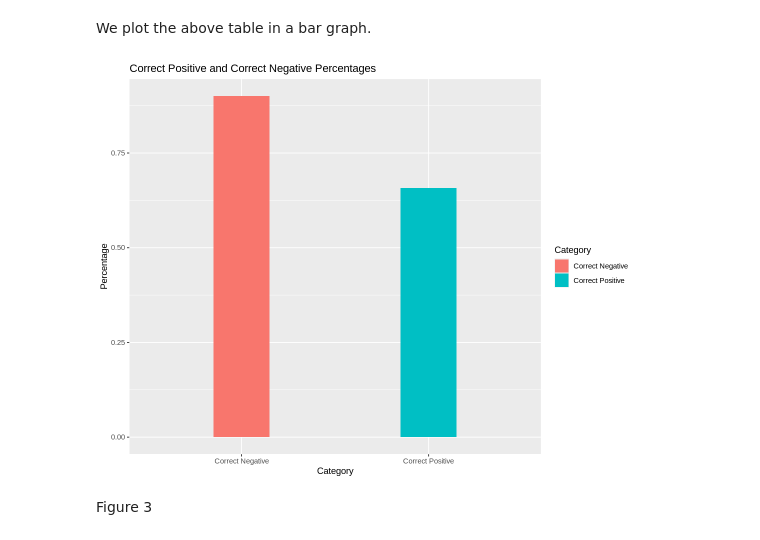
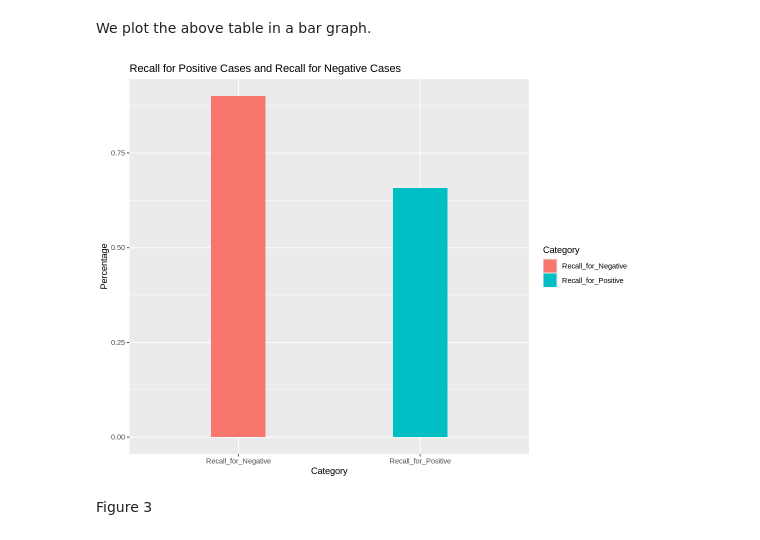
Before and after one commit to latmerlin/dsci100, a Jupyter notebook: Cleveland-final.ipynb, the cells around one changed output. Saved outputs shown, nothing was run; the diff lists cells and outputs as text; code cells hidden in the pictures.

Commit message:
minor change for names of the plot

```diff
--- a/Cleveland-final.ipynb
+++ b/Cleveland-final.ipynb
@@ -367,13 +367,13 @@ Table 9
 In Table 6, we see that our classfier identified 23 out of 35 heart disease presence, and 36 out of 40 non-heart disease presence.
 # %%
 # calculate the percentage of our classifier correctly predict a positive label and a negative respectively
-correct_positive_percent <- 23 / (12 + 23)
-correct_negative_percent <- 36 / (36 + 4)
+Recall_for_Positive_percent <- 23 / (12 + 23)
+Recall_for_Negative_percent <- 36 / (36 + 4)
 
 # Create a data frame with the percentages
 percentages_df <- data.frame(
-  Category = c("Correct Positive", "Correct Negative"),
-  Percentage = c(correct_positive_percent, correct_negative_percent)
+  Category = c("Recall_for_Positive", "Recall_for_Negative"),
+  Percentage = c(Recall_for_Positive_percent, Recall_for_Negative_percent)
 )
 percentages_df
 # %% [output]
@@ -389,11 +389,11 @@ We plot the above table in a bar graph.
 # %%
 # Create a bar plot
 options(repr.plot.width= 9, repr.plot.height = 7)
 ggplot(percentages_df, aes(x = Category, y = Percentage, fill = Category)) +
   geom_bar(stat = "identity",width = 0.3) +
-  labs(title = "Correct Positive and Correct Negative Percentages", y = "Percentage")
+  labs(title = "Recall for Positive Cases and Recall for Negative Cases", y = "Percentage")
 # %% [output]
-[figure, old version]
+[figure, new version]
 # %% [markdown]
 Figure 3
 # %% [markdown]
```
Also changed, not shown: parts of 1 cell of this notebook.
